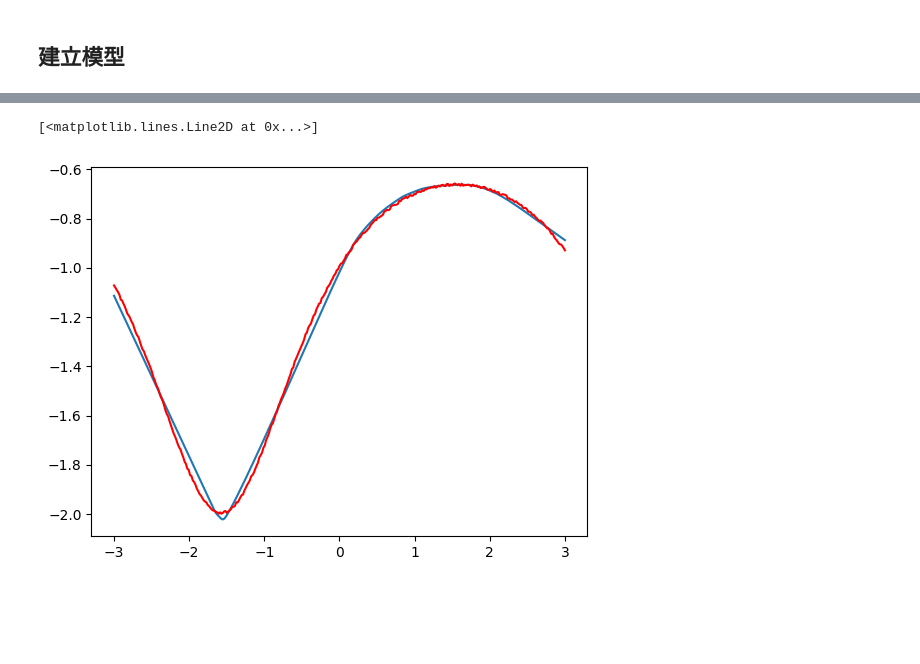
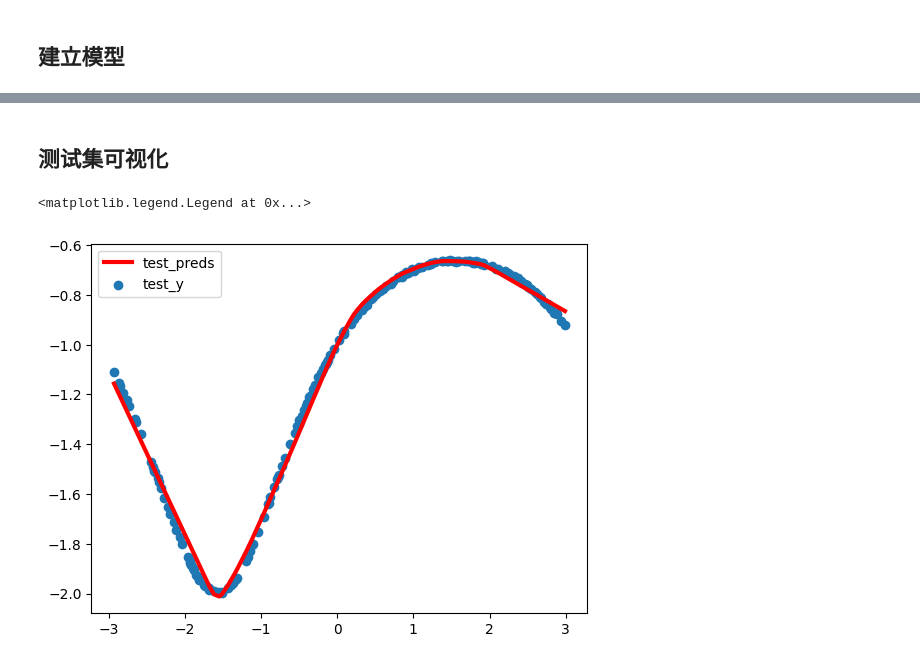
Before and after one commit to yanweiyue/TJDLHw2_2, a Jupyter notebook: fnn_numpy_fun.ipynb, the cells around one changed output, grey strips where cells are left out. Drawn from its saved outputs; the diff is of its cells as text; code cells hidden in the pictures; blank space fills up the shorter version.

```diff
--- a/fnn_numpy_fun.ipynb
+++ b/fnn_numpy_fun.ipynb
@@ -141,8 +85,8 @@ class Log:
 class myModel:
     def __init__(self):
 
-        self.W1 = np.random.normal(size=[1+1, 800])*0.1
-        self.W2 = np.random.normal(size=[800, 1])*0.1
+        self.W1 = np.random.normal(size=[1+1, 640])*0.1
+        self.W2 = np.random.normal(size=[640, 1])*0.1
 
         self.mul_h1 = Matmul()
         self.mul_h2 = Matmul()
@@ -151,7 +95,7 @@ class myModel:
     def forward(self, x):
         x = x.reshape(-1, 1)
         bias = np.ones(shape=[x.shape[0], 1])
-        x = np.concatenate([x, bias], axis=1)
+        x = np.concatenate([x, bias], axis=1)  # 增加偏置项
         self.h1 = self.mul_h1.forward(x, self.W1)
         self.h1_relu = self.relu.forward(self.h1)
         self.h2 = self.mul_h2.forward(self.h1_relu, self.W2)
@@ -167,9 +111,7 @@ model = myModel()
 # %%
+# MSE
 def compute_loss(preds, y):
     return np.mean(np.square(y-preds))
-
-def compute_accuracy(preds, y):
-    return np.mean((np.abs(y-preds)/np.abs(y))<0.1)
 
 def train_one_step(model, x, y):
     model.forward(x)
@@ -177,12 +119,10 @@ def train_one_step(model, x, y):
     model.W1 -= 1e-1* model.W1_grad
     model.W2 -= 1e-1* model.W2_grad
     loss = compute_loss(model.h2, y)
-    accuracy = compute_accuracy(model.h2, y)
-    return loss, accuracy
+    return model.h2, loss
 
 def test(model, x, y):
     model.forward(x)
     loss = compute_loss(model.h2, y)
-    accuracy = compute_accuracy(model.h2, y)
-    return model.h2,loss, accuracy
+    return model.h2,loss
 # %% [markdown]
@@ -190,9 +130,17 @@ def test(model, x, y):
 # %%
+import matplotlib.pyplot as plt
+
 (train_x,train_y),(test_x,test_y) = generate_dataset()
-for epoch in range(500):
-    loss, accuracy = train_one_step(model, train_x , train_y)
-    print('epoch', epoch, ': loss', loss, '; accuracy', accuracy)
-preds, loss, accuracy = test(model,test_x , test_y)
+for epoch in range(501):
+    train_preds,loss = train_one_step(model, train_x , train_y)
+    if epoch%50==0:
+        print('epoch', epoch, ': loss', loss)
+        plt.scatter(train_x, train_y)
+        plt.plot(train_x, train_preds, 'r-', lw=2)
+        plt.title(f'Prediction at Epoch {epoch}')
+        plt.legend(["train_y","train_x"])
+        plt.show()
 
-print('test loss', loss, '; accuracy', accuracy)
+preds, loss= test(model,test_x , test_y)
+print('test loss', loss)
 # %% [output]
@@ -216,8 +160,9 @@ test loss 0.0007809106086863334 ; accuracy 1.0
+# %% [markdown]
+## 测试集可视化
 # %%
-import matplotlib.pyplot as plt
-
-plt.plot(test_x.flatten(),preds.flatten())
-plt.plot(test_x.flatten(),test_y.flatten(),color='red')
+plt.plot(test_x.flatten(),preds.flatten(),color='red',lw=3)
+plt.scatter(test_x.flatten(),test_y.flatten())
+plt.legend(["test_preds","test_y"])
 # %% [output]
-[<matplotlib.lines.Line2D at 0x...>]
+<matplotlib.legend.Legend at 0x...>
-[figure, old version]
+[figure, new version]
```
Also changed, not shown: parts of 10 cells of this notebook, 10 other files.
